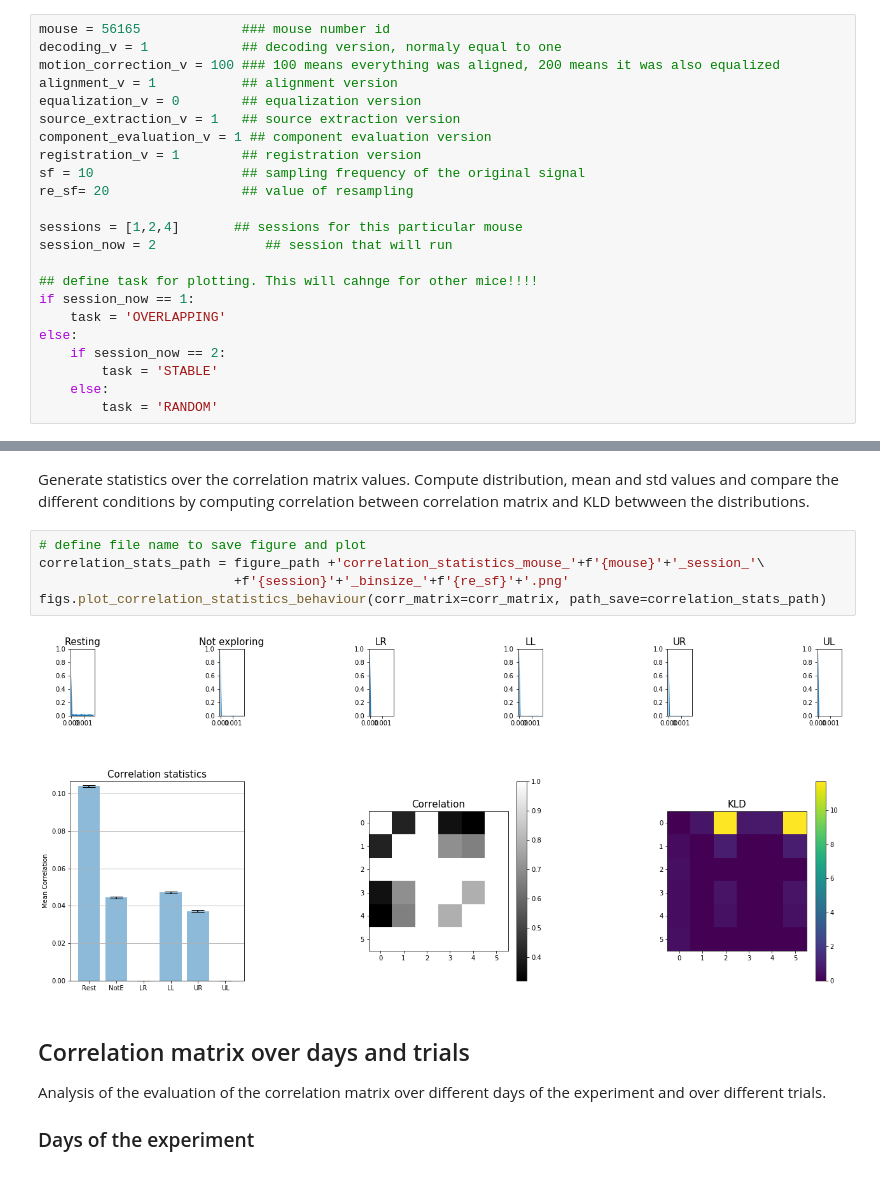
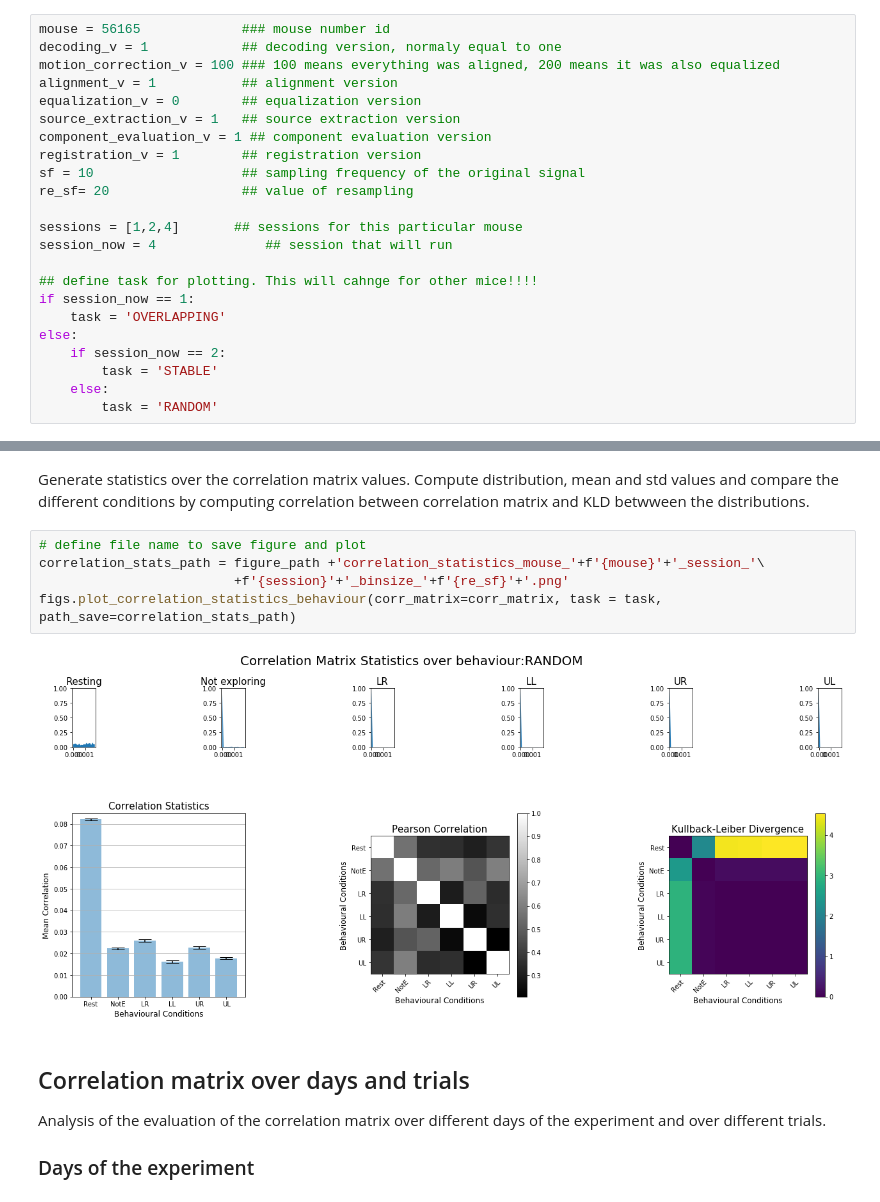
Before and after one commit to melisamc89/neural_analysys, a Jupyter notebook: src/correlation_analysis.ipynb, the cells around one changed output, grey strips where cells are left out. Cells and saved outputs as stored; diff of their text form.

Commit message:
plotting updates

```diff
--- a/src/correlation_analysis.ipynb
+++ b/src/correlation_analysis.ipynb
@@ -51,7 +51,7 @@ sf = 10                   ## sampling frequency of the original signal
 re_sf= 20                 ## value of resampling
 
 sessions = [1,2,4]       ## sessions for this particular mouse
-session_now = 2              ## session that will run
+session_now = 4              ## session that will run
 
 ## define task for plotting. This will cahnge for other mice!!!!
 if session_now == 1:
@@ -177,10 +177,10 @@ Generate statistics over the correlation matrix values. Compute distribution, me
 # %%
 # define file name to save figure and plot
 correlation_stats_path = figure_path +'correlation_statistics_mouse_'+f'{mouse}'+'_session_'\
                          +f'{session}'+'_binsize_'+f'{re_sf}'+'.png'
-figs.plot_correlation_statistics_behaviour(corr_matrix=corr_matrix, path_save=correlation_stats_path)
+figs.plot_correlation_statistics_behaviour(corr_matrix=corr_matrix, task = task, path_save=correlation_stats_path)
 # %% [output]
-[figure, old version]
+[figure, new version]
 # %% [markdown]
 ## Correlation matrix over days and trials
 
```
Also changed, not shown: parts of 7 cells of this notebook, 14 other files.
